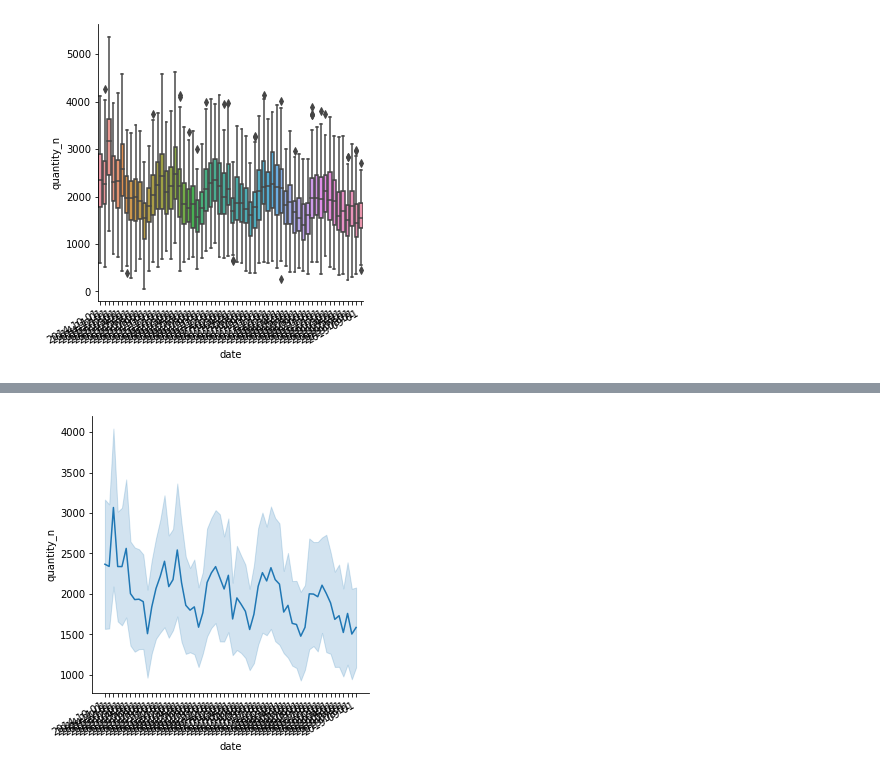
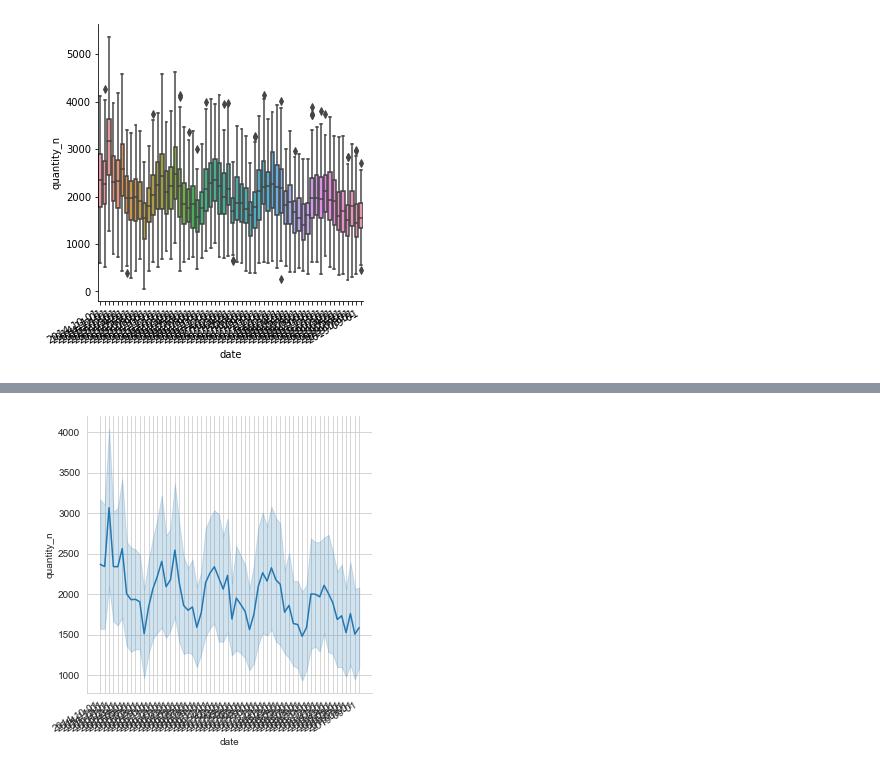
Before and after one commit to chrispyatt/parser, a Jupyter notebook: stats.ipynb, the cells around one changed output, grey strips where cells are left out. Saved outputs shown, nothing was run; the diff lists cells and outputs as text; code cells hidden in the pictures.

```diff
--- a/stats.ipynb
+++ b/stats.ipynb
@@ -68,6 +102,12 @@ for sublist in outliers:
         out.append(item)
 
 #print(out, len(out))
+# %%
+#outdf = pd.DataFrame.from_records(outliers)
+#outdf.head()
+
+#makes new column which determines if the quantity_n value is an outlier
+df['outlier'] = df['quantity_n'].isin(out)
 # %%
 #making a dataframe with outlier values removed
 df1 = df[~df['quantity_n'].isin(out)]
@@ -107,5 +134,6 @@ plt.plot(dfstats['date'],dfstats['mean']- 2*dfstats['std'], '--c')
 # %%
-g = sns.relplot(x='date', y='quantity_n', kind='line', ci='sd', data=df1)
-g.fig.autofmt_xdate()
+sns.set_style('darkgrid')
+gmeans = sns.relplot(x='date', y='quantity_n', kind='line', ci='sd', data=df1)
+gmeans.fig.autofmt_xdate()
 # %% [output]
-[figure, old version]
+[figure, new version]
```
Also changed, not shown: parts of 12 cells of this notebook.
